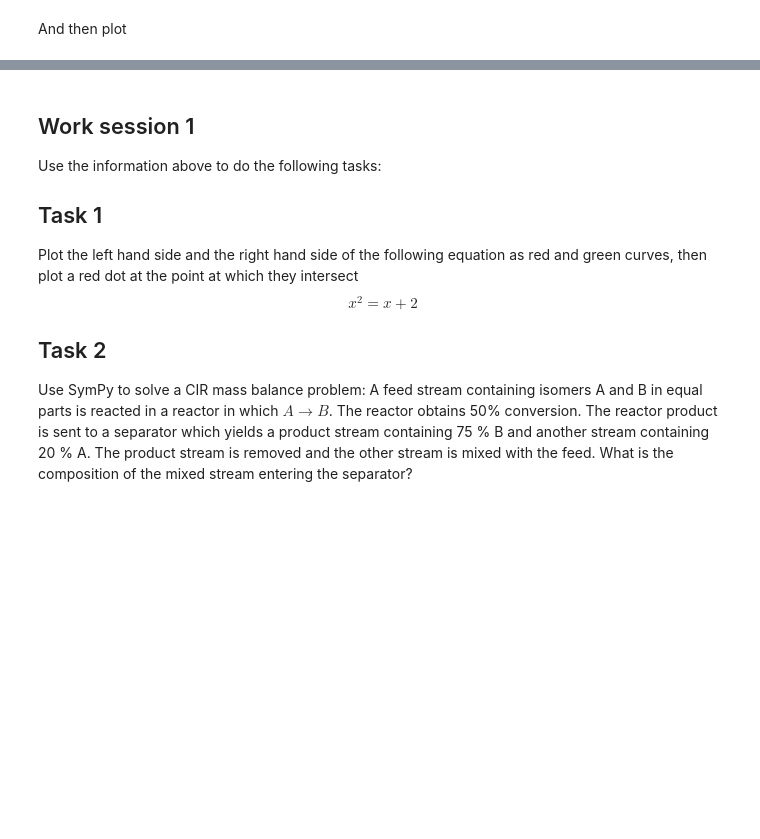
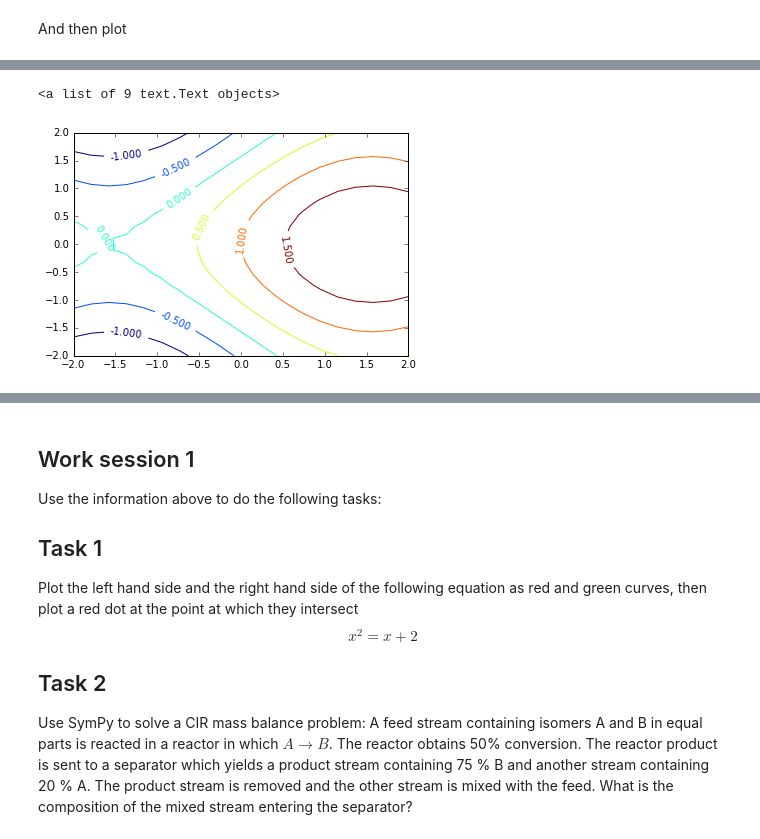
Before and after one commit to alchemyst/CSS-420-Workbooks, a Jupyter notebook: Lecture 1 Intro to jupyter.ipynb, the cells around one changed output, grey strips where cells are left out. Saved outputs shown, nothing was run; the diff lists cells and outputs as text; code cells hidden in the pictures; blank space fills up the shorter version.

```diff
--- a/Lecture 1 Intro to jupyter.ipynb
+++ b/Lecture 1 Intro to jupyter.ipynb
@@ -84,7 +140,7 @@ evalfunc2 = sympy.lambdify([x, y], func2, modules=['numpy'])
 # %% [markdown]
 We evaluate this function over a mesh of points. The `meshgrid` function creates matrices which together contain every combination of points in the argument arrays.
 # %%
-x1 = np.linspace(-2.0, 2.0, 20)
-y1 = np.linspace(-2.0, 2.0, 20)
-xx1, yy1 = np.meshgrid(x1, y1)
+x1 = numpy.linspace(-2.0, 2.0, 20)
+y1 = numpy.linspace(-2.0, 2.0, 20)
+xx1, yy1 = numpy.meshgrid(x1, y1)
 zz = evalfunc2(xx1, yy1)
@@ -113,0 +189,6 @@ plt.show()
+# %%
+cs = plt.contour(xx1, yy1, zz)
+plt.clabel(cs)
+# %% [output]
+<a list of 9 text.Text objects>
+[figure, added]
```
Also changed, not shown: parts of 22 cells of this notebook, 5 other files.
